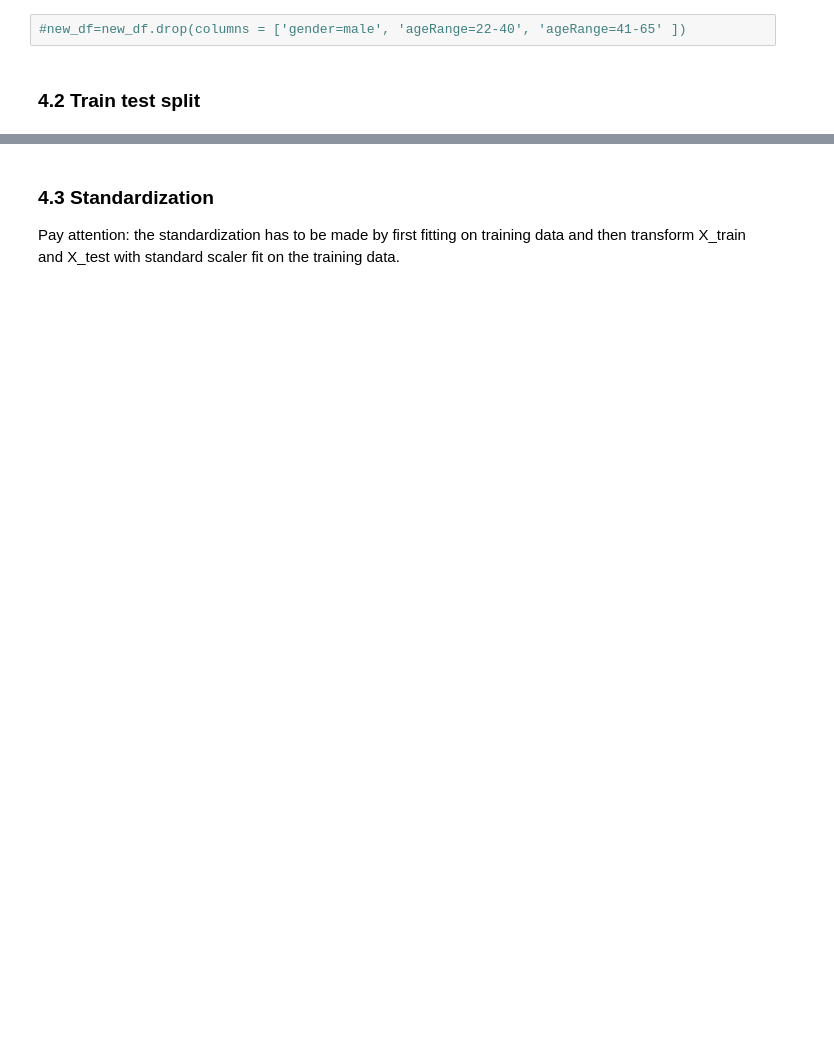
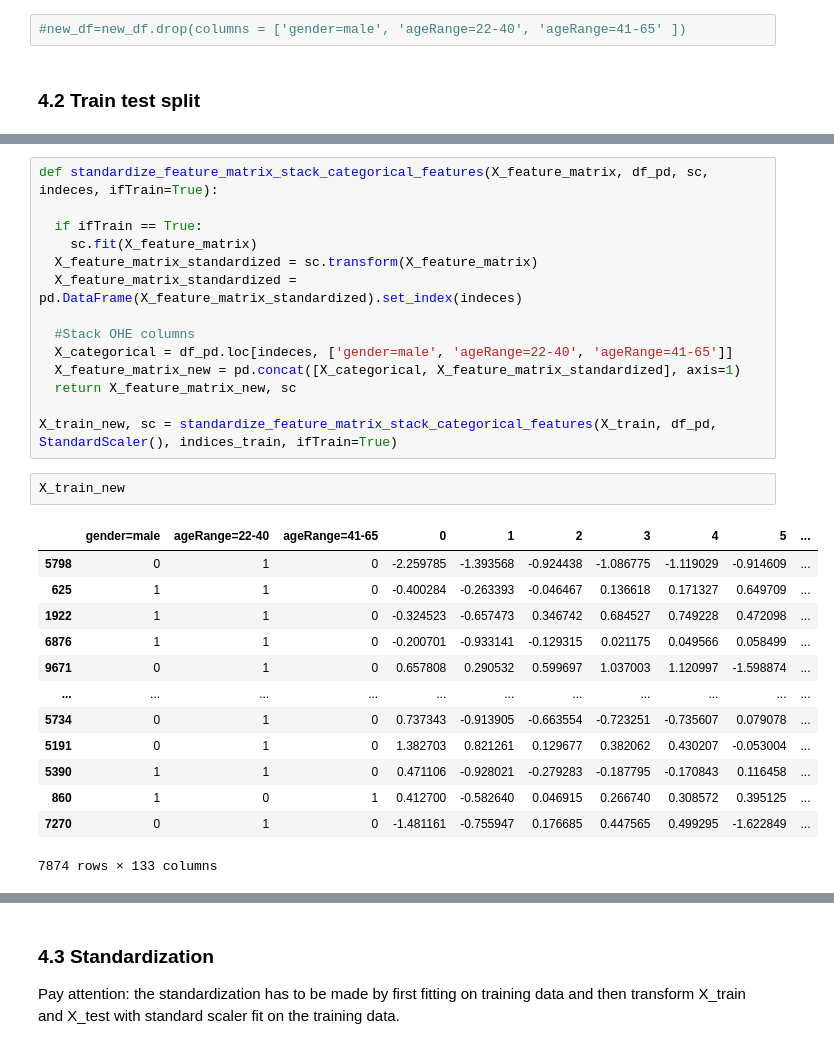
Before and after one commit to andrerubeis/Intent-Detection, a Jupyter notebook: standardized_final_final_version_MFCCs_aggregation.ipynb, the cells around one changed output, grey strips where cells are left out. Drawn from its saved outputs; the diff is of its cells as text; blank space fills up the shorter version.

```diff
--- a/standardized_final_final_version_MFCCs_aggregation.ipynb
+++ b/standardized_final_final_version_MFCCs_aggregation.ipynb
@@ -874,0 +831,30 @@ X_train
+# %%
+def standardize_feature_matrix_stack_categorical_features(X_feature_matrix, df_pd, sc, indeces, ifTrain=True):
+
+  if ifTrain == True:
+    sc.fit(X_feature_matrix)
+  X_feature_matrix_standardized = sc.transform(X_feature_matrix)
+  X_feature_matrix_standardized = pd.DataFrame(X_feature_matrix_standardized).set_index(indeces)
+
+  #Stack OHE columns
+  X_categorical = df_pd.loc[indeces, ['gender=male', 'ageRange=22-40', 'ageRange=41-65']]
+  X_feature_matrix_new = pd.concat([X_categorical, X_feature_matrix_standardized], axis=1)
+  return X_feature_matrix_new, sc
+
+X_train_new, sc = standardize_feature_matrix_stack_categorical_features(X_train, df_pd, StandardScaler(), indices_train, ifTrain=True)
+# %%
+X_train_new
+# %% [output]
+|  | gender=male | ageRange=22-40 | ageRange=41-65 | 0 | 1 | 2 | 3 | 4 | 5 | ... |
+| 5798 | 0 | 1 | 0 | -2.259785 | -1.393568 | -0.924438 | -1.086775 | -1.119029 | -0.914609 | ... |
+| 625 | 1 | 1 | 0 | -0.400284 | -0.263393 | -0.046467 | 0.136618 | 0.171327 | 0.649709 | ... |
+| 1922 | 1 | 1 | 0 | -0.324523 | -0.657473 | 0.346742 | 0.684527 | 0.749228 | 0.472098 | ... |
+| 6876 | 1 | 1 | 0 | -0.200701 | -0.933141 | -0.129315 | 0.021175 | 0.049566 | 0.058499 | ... |
+| 9671 | 0 | 1 | 0 | 0.657808 | 0.290532 | 0.599697 | 1.037003 | 1.120997 | -1.598874 | ... |
+| ... | ... | ... | ... | ... | ... | ... | ... | ... | ... | ... |
+| 5734 | 0 | 1 | 0 | 0.737343 | -0.913905 | -0.663554 | -0.723251 | -0.735607 | 0.079078 | ... |
+| 5191 | 0 | 1 | 0 | 1.382703 | 0.821261 | 0.129677 | 0.382062 | 0.430207 | -0.053004 | ... |
+| 5390 | 1 | 1 | 0 | 0.471106 | -0.928021 | -0.279283 | -0.187795 | -0.170843 | 0.116458 | ... |
+| 860 | 1 | 0 | 1 | 0.412700 | -0.582640 | 0.046915 | 0.266740 | 0.308572 | 0.395125 | ... |
+| 7270 | 0 | 1 | 0 | -1.481161 | -0.755947 | 0.176685 | 0.447565 | 0.499295 | -1.622849 | ... |
+7874 rows × 133 columns
```
Also changed, not shown: parts of 32 cells of this notebook.
